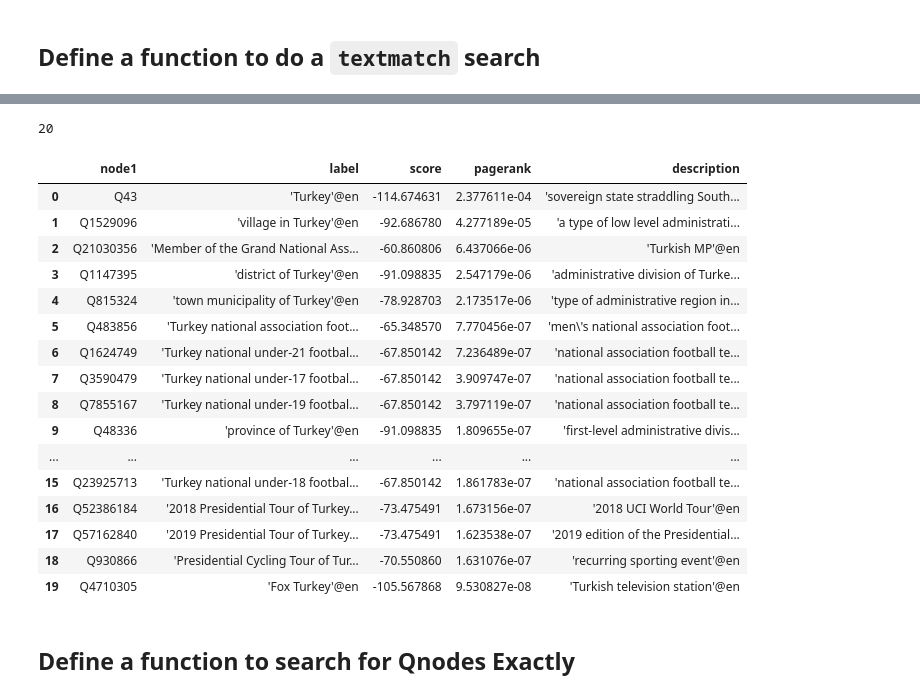
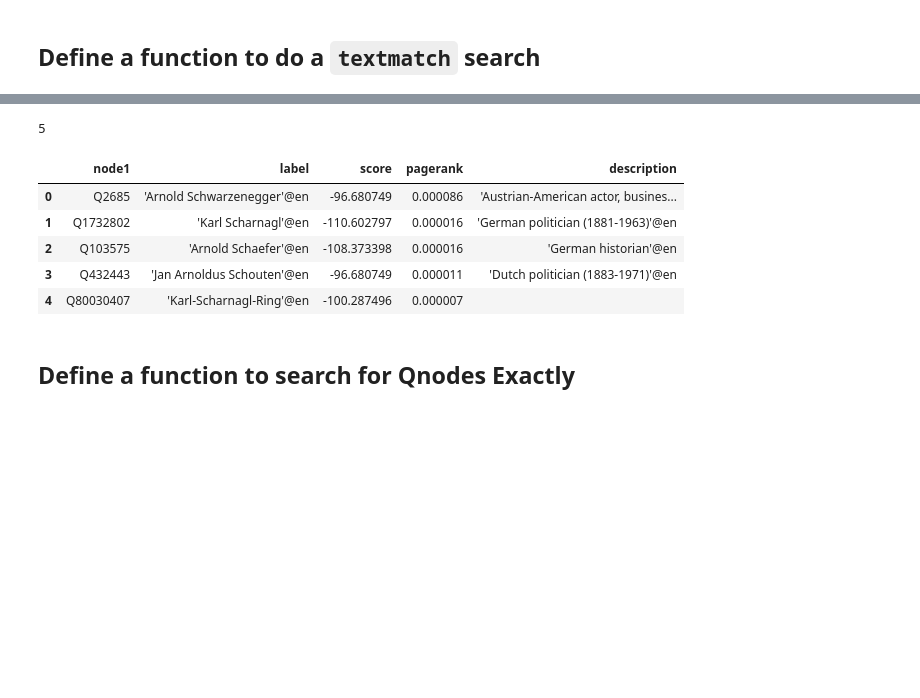
Before and after one commit to usc-isi-i2/kgtk-browser, a Jupyter notebook: KGTK-Query-Text-Search-Setup.ipynb, the cells around one changed output, grey strips where cells are left out. Drawn from its saved outputs; the diff is of its cells as text; code cells hidden in the pictures; blank space fills up the shorter version.

```diff
--- a/KGTK-Query-Text-Search-Setup.ipynb
+++ b/KGTK-Query-Text-Search-Setup.ipynb
@@ -295,5 +294,5 @@ def text_search_labels(search_text, limit=20):
     print(len(df))
     return df
 # %%
-text_search_labels('turkey')
+text_search_labels('arn sch')
 # %% [output]
@@ -309,22 +308,11 @@ text_search_labels('turkey')
 ---------------------------------------------
-20
+5
 |  | node1 | label | score | pagerank | description |
-| 0 | Q43 | 'Turkey'@en | -114.674631 | 2.377611e-04 | 'sovereign state straddling South... |
-| 1 | Q1529096 | 'village in Turkey'@en | -92.686780 | 4.277189e-05 | 'a type of low level administrati... |
-| 2 | Q21030356 | 'Member of the Grand National Ass... | -60.860806 | 6.437066e-06 | 'Turkish MP'@en |
-| 3 | Q1147395 | 'district of Turkey'@en | -91.098835 | 2.547179e-06 | 'administrative division of Turke... |
-| 4 | Q815324 | 'town municipality of Turkey'@en | -78.928703 | 2.173517e-06 | 'type of administrative region in... |
-| 5 | Q483856 | 'Turkey national association foot... | -65.348570 | 7.770456e-07 | 'men\'s national association foot... |
-| 6 | Q1624749 | 'Turkey national under-21 footbal... | -67.850142 | 7.236489e-07 | 'national association football te... |
-| 7 | Q3590479 | 'Turkey national under-17 footbal... | -67.850142 | 3.909747e-07 | 'national association football te... |
-| 8 | Q7855167 | 'Turkey national under-19 footbal... | -67.850142 | 3.797119e-07 | 'national association football te... |
-| 9 | Q48336 | 'province of Turkey'@en | -91.098835 | 1.809655e-07 | 'first-level administrative divis... |
-| ... | ... | ... | ... | ... | ... |
-| 15 | Q23925713 | 'Turkey national under-18 footbal... | -67.850142 | 1.861783e-07 | 'national association football te... |
-| 16 | Q52386184 | '2018 Presidential Tour of Turkey... | -73.475491 | 1.673156e-07 | '2018 UCI World Tour'@en |
-| 17 | Q57162840 | '2019 Presidential Tour of Turkey... | -73.475491 | 1.623538e-07 | '2019 edition of the Presidential... |
-| 18 | Q930866 | 'Presidential Cycling Tour of Tur... | -70.550860 | 1.631076e-07 | 'recurring sporting event'@en |
-| 19 | Q4710305 | 'Fox Turkey'@en | -105.567868 | 9.530827e-08 | 'Turkish television station'@en |
+| 0 | Q2685 | 'Arnold Schwarzenegger'@en | -96.680749 | 0.000086 | 'Austrian-American actor, busines... |
+| 1 | Q1732802 | 'Karl Scharnagl'@en | -110.602797 | 0.000016 | 'German politician (1881-1963)'@en |
+| 2 | Q103575 | 'Arnold Schaefer'@en | -108.373398 | 0.000016 | 'German historian'@en |
+| 3 | Q432443 | 'Jan Arnoldus Schouten'@en | -96.680749 | 0.000011 | 'Dutch politician (1883-1971)'@en |
+| 4 | Q80030407 | 'Karl-Scharnagl-Ring'@en | -100.287496 | 0.000007 |  |
 # %% [markdown]
 ## Define a function to search for Qnodes Exactly
 # %%
```
Also changed, not shown: parts of 14 cells of this notebook.
